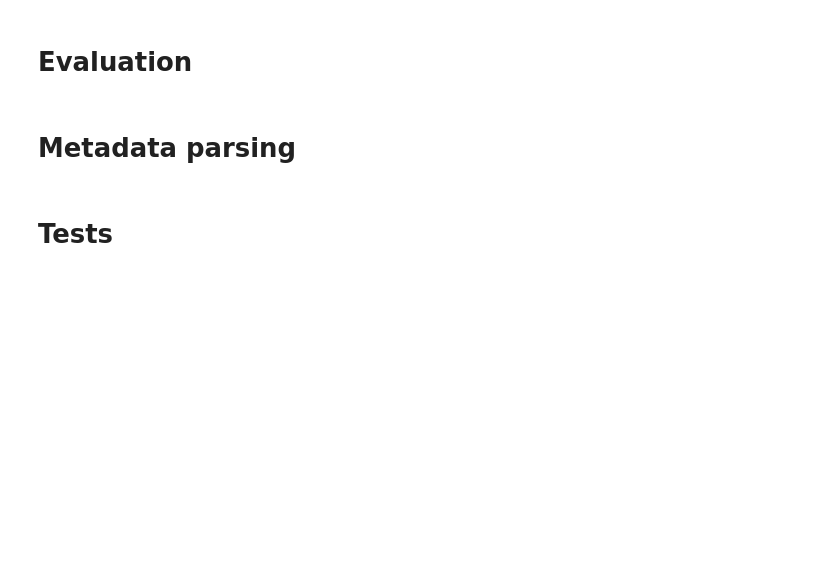
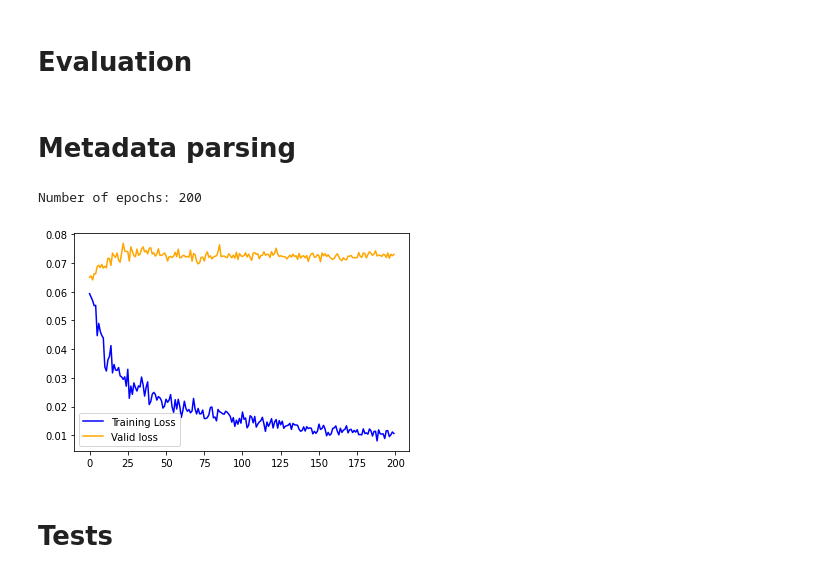
Before and after one commit to SkyLionx/evit, a Jupyter notebook: dataset.ipynb, the cells around one changed output. Saved outputs shown, nothing was run; the diff lists cells and outputs as text; code cells hidden in the pictures; blank space fills up the shorter version.

```diff
--- a/dataset.ipynb
+++ b/dataset.ipynb
@@ -694,19 +678,22 @@ plot_square(results, test_datasets_names + ["Random tensor"], size=5)
 # %%
 import json
 
-metadata_path = r"E:\Cartelle Personali\Fabrizio\Universita\Magistrale\Tesi\05 - Experiments\2022-08-19 14-03-31 2000\metadata.json"
+metadata_path = r"E:\Cartelle Personali\Fabrizio\Universita\Magistrale\Tesi\05 - Experiments\2022-08-31 15-36-51\metadata.json"
 with open(metadata_path, encoding="utf8") as f:
     data = json.load(f)
 # %%
 import matplotlib.pyplot as plt
 
 print("Number of epochs:", len(data["epochs"]))
 train_loss = [epoch["train_loss"] for epoch in data["epochs"]]
 valid_loss = [epoch["valid_loss"] for epoch in data["epochs"]]
 plt.plot(range(len(data["epochs"])), train_loss, color="blue", label="Training Loss")
-# plt.plot(range(len(data["epochs"])), valid_loss, color="orange", label="Valid loss")
+plt.plot(range(len(data["epochs"])), valid_loss, color="orange", label="Valid loss")
 plt.legend()
 plt.show()
+# %% [output]
+Number of epochs: 200
+[figure, added]
 # %% [markdown]
 # Tests
 # %%
```
Also changed, not shown: parts of 3 cells of this notebook, 1 other file.
